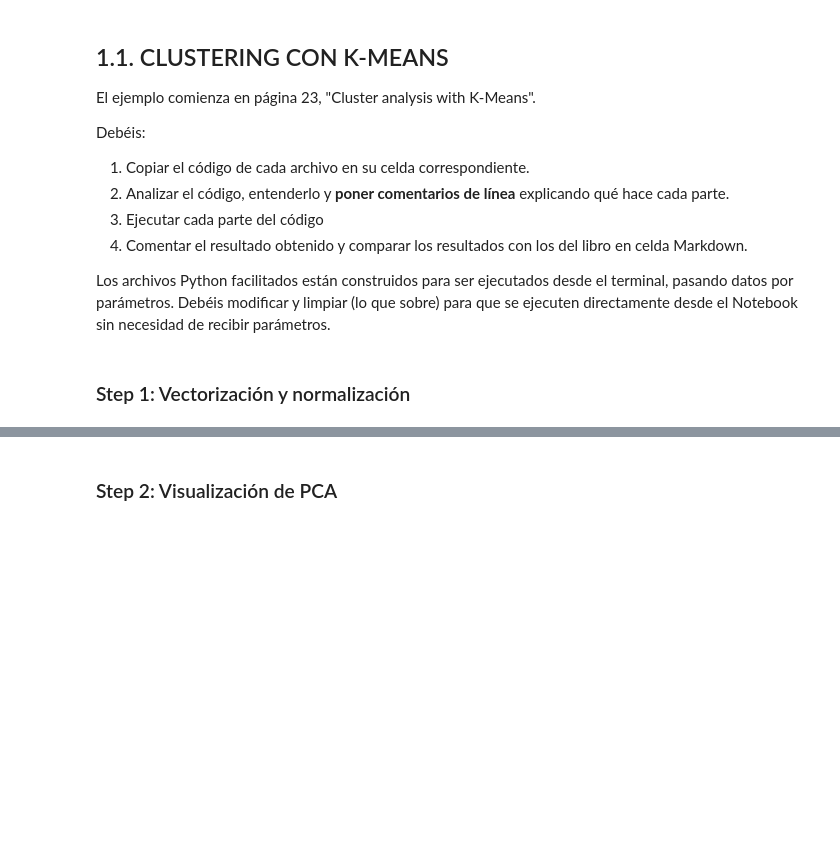
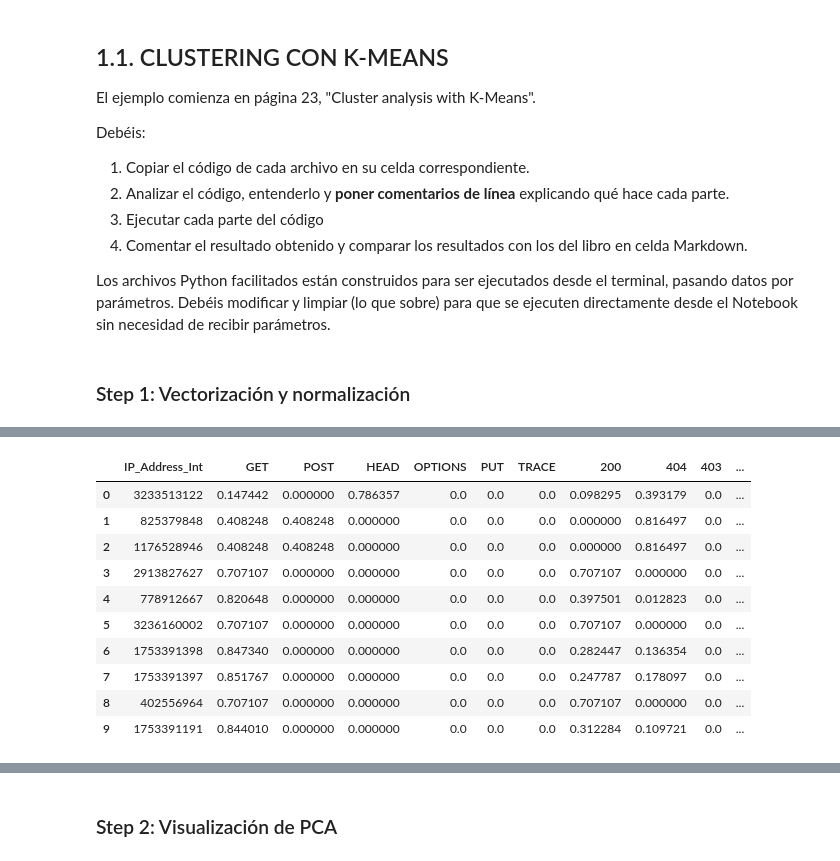
Before and after one commit to Animska/PYthon, a Jupyter notebook: Pedro/entorno python/ejercicios/AD_TEMA4/TRABAJO FINAL/Trabajo Tema 4.ipynb, the cells around one changed output, grey strips where cells are left out. Drawn from its saved outputs; the diff is of its cells as text; code cells hidden in the pictures; blank space fills up the shorter version.

```diff
--- a/Pedro/entorno python/ejercicios/AD_TEMA4/TRABAJO FINAL/Trabajo Tema 4.ipynb
+++ b/Pedro/entorno python/ejercicios/AD_TEMA4/TRABAJO FINAL/Trabajo Tema 4.ipynb
@@ -37,4 +37,91 @@ Los archivos Python facilitados están construidos para ser ejecutados desde el
 # %% [markdown]
 ### Step 1: Vectorización y normalización
 # %%
-# código
+import numpy as np
+import os
+import re
+import h5py
+import socket
+import struct
+import pandas as pd
+from sklearn.preprocessing import normalize
+
+# --- CONFIGURACIÓN Y FUNCIONES ---
+LOG_REGEX = re.compile(r'(\S+)\s\S+\s\S+\s\[[^\]]+\]\s"(\S*)\s[^"]*"\s(\d+)')
+
+def ip2int(addr):
+    try:
+        return struct.unpack("!I", socket.inet_aton(addr))[0]
+    except:
+        return 0
+
+def process_logs(data_path="data/www.secrepo.com/self.logs/"):
+    # Inicialización con IPs requeridas
+    prevectors = {
+        ip2int("192.187.126.162"): {"requests": {}, "responses": {}},
+        ip2int("49.50.76.8"): {"requests": {}, "responses": {}},
+        ip2int("70.32.104.50"): {"requests": {}, "responses": {}},
+    }
+
+    # Definición de esquema de columnas
+    request_types = ["GET", "POST", "HEAD", "OPTIONS", "PUT", "TRACE"]
+    response_codes = [200, 404, 403, 304, 301, 206, 418, 416, 400, 405, 503, 500]
+    feature_names = request_types + [str(code) for code in response_codes]
+
+    # 1. Extracción de datos de archivos
+    if os.path.exists(data_path):
+        for path in os.listdir(data_path):
+            full_path = os.path.join(data_path, path)
+            if not os.path.isfile(full_path): continue
+            with open(full_path, "r") as f:
+                for line in f:
+                    try:
+                        match = LOG_REGEX.findall(line)
+                        if not match: continue
+                        ip_str, req_type, resp_code = match[0]
+                        ip = ip2int(ip_str)
+                        resp_code = int(resp_code)
+
+                        if ip not in prevectors:
+                            if len(prevectors) >= 10000: continue
+                            prevectors[ip] = {"requests": {}, "responses": {}}
+
+                        prevectors[ip]["requests"][req_type] = prevectors[ip]["requests"].get(req_type, 0) + 1
+                        prevectors[ip]["responses"][resp_code] = prevectors[ip]["responses"].get(resp_code, 0) + 1
+                    except:
+                        continue
+    else:
+        print(f"⚠️ Alerta: No se encontró la ruta {data_path}. Generando datos vacíos/ejemplo.")
+
+    # 2. Conversión a matriz numérica
+    vectors = np.zeros((len(prevectors), len(feature_names)), dtype=np.float32)
+    ips = []
+
+    for idx, (ip, data) in enumerate(prevectors.items()):
+        ips.append(ip)
+        for i, r_type in enumerate(request_types):
+            vectors[idx, i] = data["requests"].get(r_type, 0)
+        for i, r_code in enumerate(response_codes):
+            vectors[idx, len(request_types) + i] = data["responses"].get(r_code, 0)
+
+    return ips, vectors, feature_names
+
+# --- EJECUCIÓN PRINCIPAL ---
+ips, vectors, columns = process_logs()
+
+# Normalización L2
+vectors_norm = normalize(vectors) if vectors.size > 0 else vectors
+
+# Guardado en HDF5
+with h5py.File("secrepo.h5", "w") as f:
+    f.create_dataset("vectors", data=vectors_norm)
+    f.create_dataset("cluster", data=np.zeros((vectors_norm.shape[0],), dtype=np.int32))
+    f.create_dataset("notes", data=np.array(ips))
+
+print(f"✅ Archivo 'secrepo.h5' creado con {len(ips)} registros.")
+
+# Visualización inmediata en el Notebook
+df_result = pd.DataFrame(vectors_norm, columns=columns)
+df_result.insert(0, "IP_Address_Int", ips)
+df_result.head(10) # Muestra las primeras 10 filas
+# %% [output]
@@ -41 +129,12 @@ Los archivos Python facilitados están construidos para ser ejecutados desde el
+|  | IP_Address_Int | GET | POST | HEAD | OPTIONS | PUT | TRACE | 200 | 404 | 403 | ... |
+| 0 | 3233513122 | 0.147442 | 0.000000 | 0.786357 | 0.0 | 0.0 | 0.0 | 0.098295 | 0.393179 | 0.0 | ... |
+| 1 | 825379848 | 0.408248 | 0.408248 | 0.000000 | 0.0 | 0.0 | 0.0 | 0.000000 | 0.816497 | 0.0 | ... |
+| 2 | 1176528946 | 0.408248 | 0.408248 | 0.000000 | 0.0 | 0.0 | 0.0 | 0.000000 | 0.816497 | 0.0 | ... |
+| 3 | 2913827627 | 0.707107 | 0.000000 | 0.000000 | 0.0 | 0.0 | 0.0 | 0.707107 | 0.000000 | 0.0 | ... |
+| 4 | 778912667 | 0.820648 | 0.000000 | 0.000000 | 0.0 | 0.0 | 0.0 | 0.397501 | 0.012823 | 0.0 | ... |
+| 5 | 3236160002 | 0.707107 | 0.000000 | 0.000000 | 0.0 | 0.0 | 0.0 | 0.707107 | 0.000000 | 0.0 | ... |
+| 6 | 1753391398 | 0.847340 | 0.000000 | 0.000000 | 0.0 | 0.0 | 0.0 | 0.282447 | 0.136354 | 0.0 | ... |
+| 7 | 1753391397 | 0.851767 | 0.000000 | 0.000000 | 0.0 | 0.0 | 0.0 | 0.247787 | 0.178097 | 0.0 | ... |
+| 8 | 402556964 | 0.707107 | 0.000000 | 0.000000 | 0.0 | 0.0 | 0.0 | 0.707107 | 0.000000 | 0.0 | ... |
+| 9 | 1753391191 | 0.844010 | 0.000000 | 0.000000 | 0.0 | 0.0 | 0.0 | 0.312284 | 0.109721 | 0.0 | ... |
 # %% [markdown]
```
Also changed, not shown: parts of 20 cells of this notebook, 37 other files.
